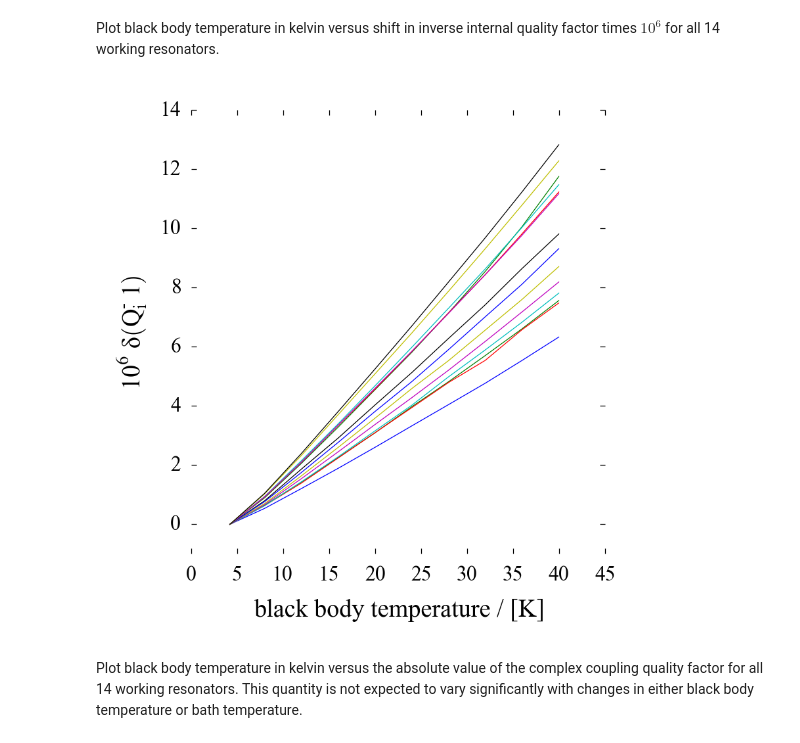
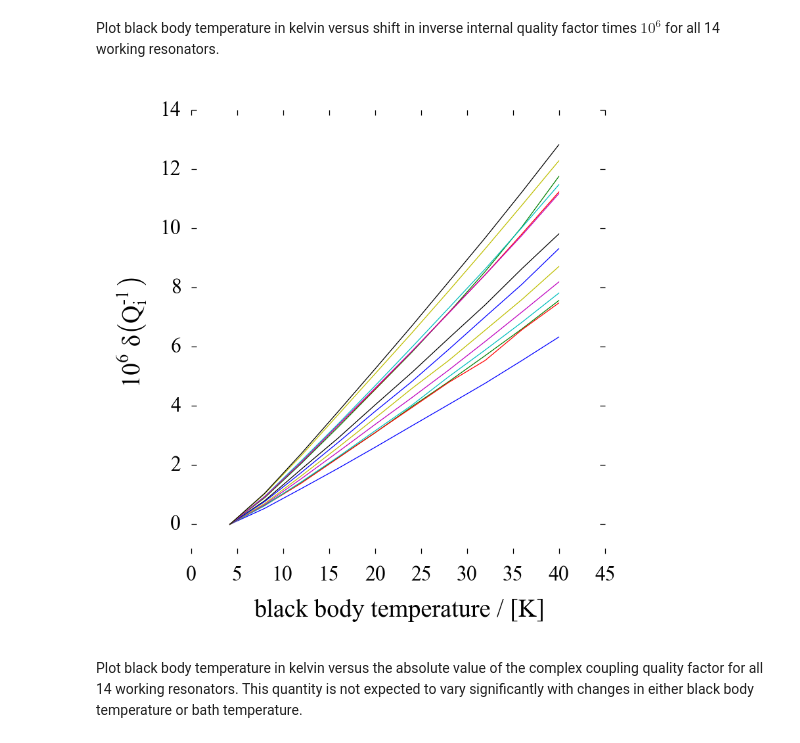
Before and after one commit to danielflanigan/ColumbiaCMB-notebooks, a Jupyter notebook: kids/2014-06-05_JPL_light_data.ipynb, the cells around one changed output. Saved outputs shown, nothing was run; the diff lists cells and outputs as text; code cells hidden in the pictures.

```diff
--- a/kids/2014-06-05_JPL_light_data.ipynb
+++ b/kids/2014-06-05_JPL_light_data.ipynb
@@ -28,13 +28,13 @@ Plot black body temperature in kelvin versus shift in inverse internal quality f
 # %%
 fig, ax = plt.subplots()
 ax.set_frame_on(False)
 for n in range(n_kids):
     ax.plot([r.T_bb for r in bb[n]], [1e6 * (r.Q_i**-1 - bb[n][0].Q_i**-1) for r in bb[n]], '-')
 ax.set_xlabel('black body temperature / [K]')
-ax.set_ylabel(r'$10^6 \delta \left( Q_i^-1 \right)$')
+ax.set_ylabel(r'$10^6 \delta \left( Q_i^{-1} \right)$')
 ax.set_ylim(-1, 14);
 # %% [output]
-[figure, old version]
+[figure, new version]
 # %% [markdown]
 Plot black body temperature in kelvin versus the absolute value of the complex coupling quality factor for all 14 working resonators. This quantity is not expected to vary significantly with changes in either black body temperature or bath temperature.
 # %%
```
